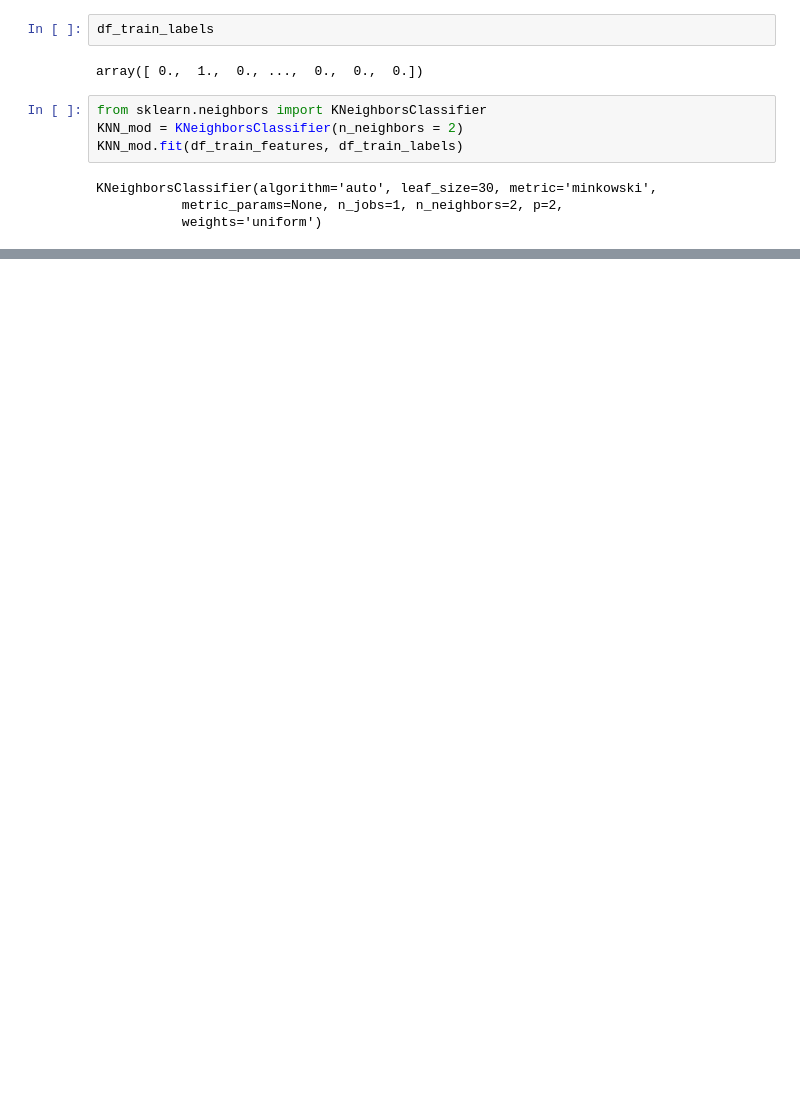
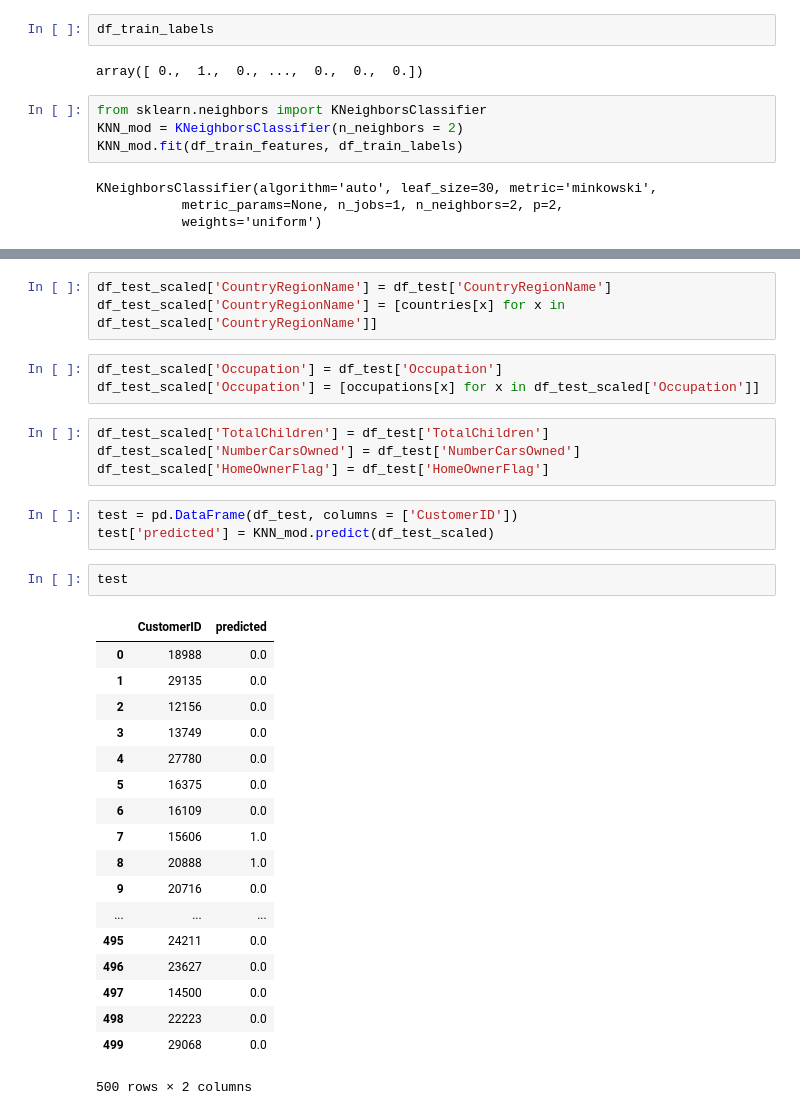
Before and after one commit to amartyamukherjee/BikeBuyerPredictor, a Jupyter notebook: AdvBikeBuyerPredictor.ipynb, the cells around one changed output, grey strips where cells are left out. Saved outputs shown, nothing was run; the diff lists cells and outputs as text; blank space fills up the shorter version.

```diff
--- a/AdvBikeBuyerPredictor.ipynb
+++ b/AdvBikeBuyerPredictor.ipynb
@@ -159,0 +177,34 @@ KNeighborsClassifier(algorithm='auto', leaf_size=30, metric='minkowski',
+# %%
+df_test_scaled['CountryRegionName'] = df_test['CountryRegionName']
+df_test_scaled['CountryRegionName'] = [countries[x] for x in df_test_scaled['CountryRegionName']]
+# %%
+df_test_scaled['Occupation'] = df_test['Occupation']
+df_test_scaled['Occupation'] = [occupations[x] for x in df_test_scaled['Occupation']]
+# %%
+df_test_scaled['TotalChildren'] = df_test['TotalChildren']
+df_test_scaled['NumberCarsOwned'] = df_test['NumberCarsOwned']
+df_test_scaled['HomeOwnerFlag'] = df_test['HomeOwnerFlag']
+# %%
+test = pd.DataFrame(df_test, columns = ['CustomerID'])
+test['predicted'] = KNN_mod.predict(df_test_scaled)
+# %%
+test
+# %% [output]
+|  | CustomerID | predicted |
+| 0 | 18988 | 0.0 |
+| 1 | 29135 | 0.0 |
+| 2 | 12156 | 0.0 |
+| 3 | 13749 | 0.0 |
+| 4 | 27780 | 0.0 |
+| 5 | 16375 | 0.0 |
+| 6 | 16109 | 0.0 |
+| 7 | 15606 | 1.0 |
+| 8 | 20888 | 1.0 |
+| 9 | 20716 | 0.0 |
+| ... | ... | ... |
+| 495 | 24211 | 0.0 |
+| 496 | 23627 | 0.0 |
+| 497 | 14500 | 0.0 |
+| 498 | 22223 | 0.0 |
+| 499 | 29068 | 0.0 |
+500 rows × 2 columns
```
Also changed, not shown: parts of 7 cells of this notebook.
